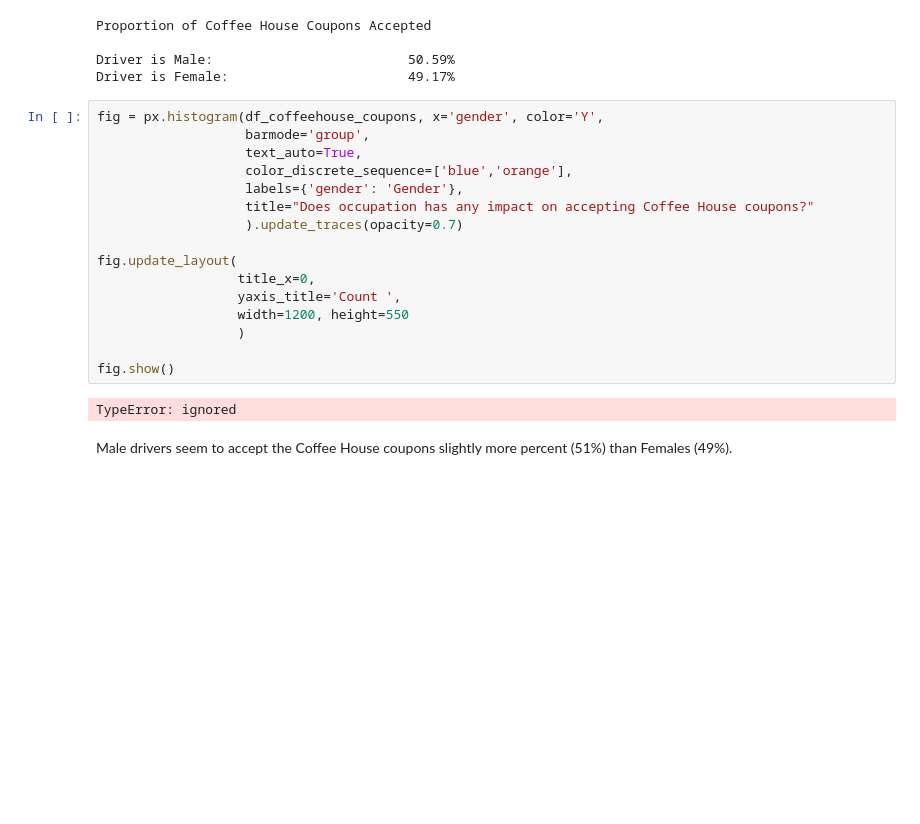
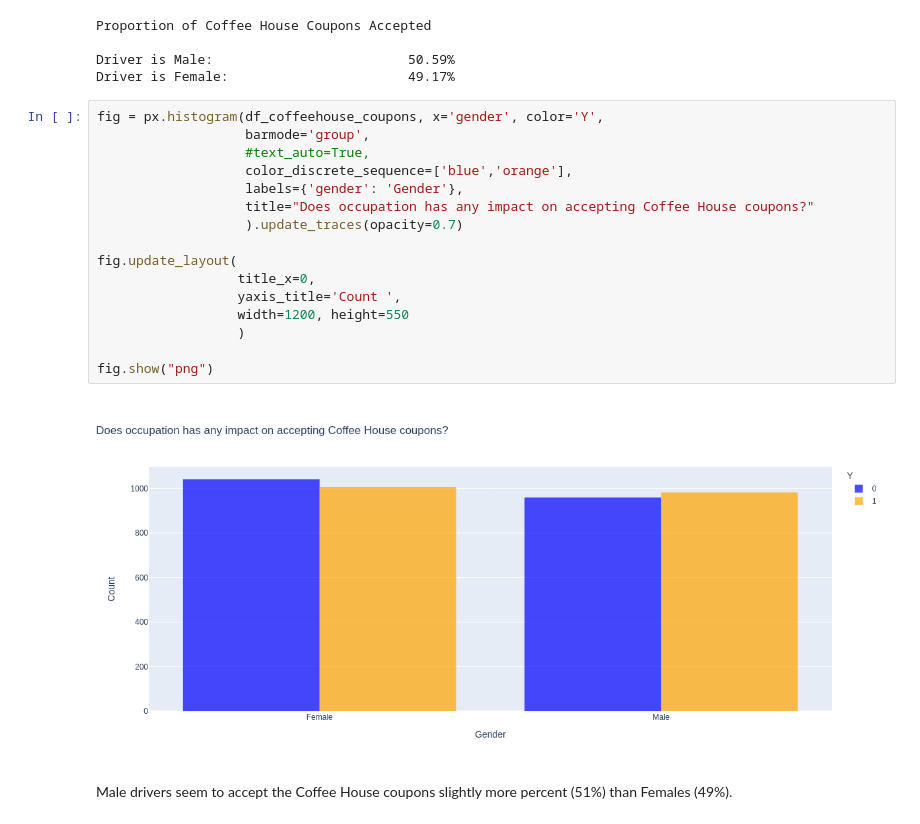
Before and after one commit to deepasarojam-2024/UC-Berkeley-ML-AI, a Jupyter notebook: EDA_Customer_Coupon_Acceptance.ipynb, the cells around one changed output. Saved outputs shown, nothing was run; the diff lists cells and outputs as text; blank space fills up the shorter version.

```diff
--- a/EDA_Customer_Coupon_Acceptance.ipynb
+++ b/EDA_Customer_Coupon_Acceptance.ipynb
@@ -715,21 +715,21 @@ Driver is Female:                       49.17%
 # %%
 fig = px.histogram(df_coffeehouse_coupons, x='gender', color='Y',
                    barmode='group',
-                   text_auto=True,
+                   #text_auto=True,
                    color_discrete_sequence=['blue','orange'],
                    labels={'gender': 'Gender'},
                    title="Does occupation has any impact on accepting Coffee House coupons?"
                    ).update_traces(opacity=0.7)
 
 fig.update_layout(
                   title_x=0,
                   yaxis_title='Count ',
                   width=1200, height=550
                   )
 
-fig.show()
+fig.show("png")
 # %% [output]
-TypeError: ignored
+[figure, added]
 # %% [markdown]
 Male drivers seem to accept the Coffee House coupons slightly more percent (51%) than Females (49%).
 # %% [markdown]
```
Also changed, not shown: parts of 7 cells of this notebook.
